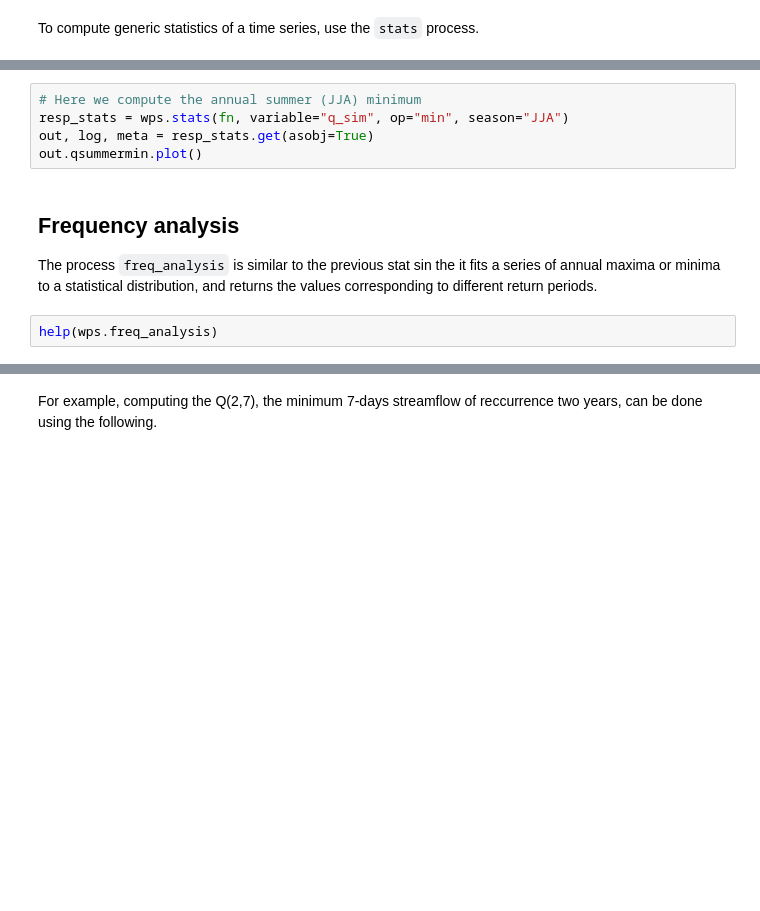
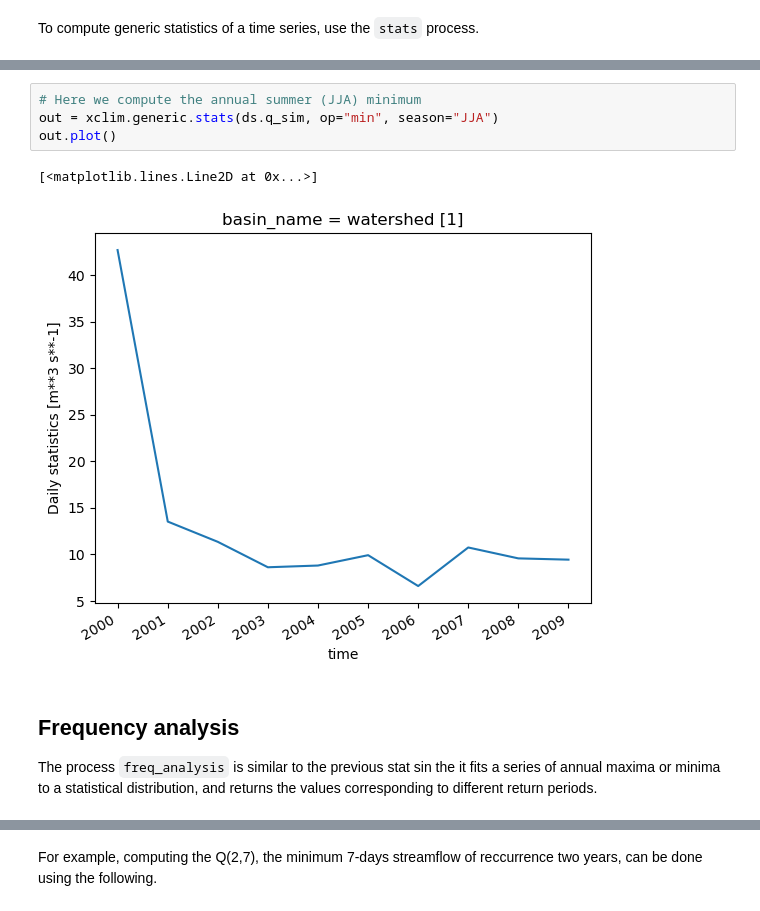
Before and after one commit to CSHS-CWRA/RavenPy, a Jupyter notebook: docs/notebooks/time_series_analysis.ipynb, the cells around one changed output, grey strips where cells are left out. Drawn from its saved outputs; the diff is of its cells as text; blank space fills up the shorter version.

```diff
--- a/docs/notebooks/time_series_analysis.ipynb
+++ b/docs/notebooks/time_series_analysis.ipynb
@@ -45,11 +76,11 @@ help(wps.stats)
 # %%
 # Here we compute the annual summer (JJA) minimum
-resp_stats = wps.stats(fn, variable="q_sim", op="min", season="JJA")
-out, log, meta = resp_stats.get(asobj=True)
-out.qsummermin.plot()
+out = xclim.generic.stats(ds.q_sim, op="min", season="JJA")
+out.plot()
+# %% [output]
+[<matplotlib.lines.Line2D at 0x...>]
+[figure, added]
 # %% [markdown]
 ## Frequency analysis
 
 The process `freq_analysis` is similar to the previous stat sin the it fits a series of annual maxima or minima to a statistical distribution, and returns the values corresponding to different return periods.
-# %%
-help(wps.freq_analysis)
```
Also changed, not shown: parts of 15 cells of this notebook, 9 other files.
